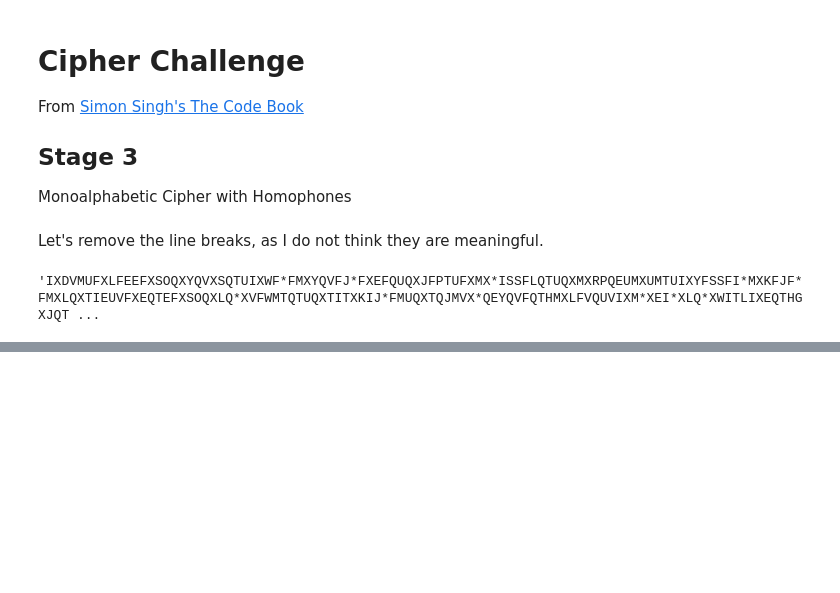
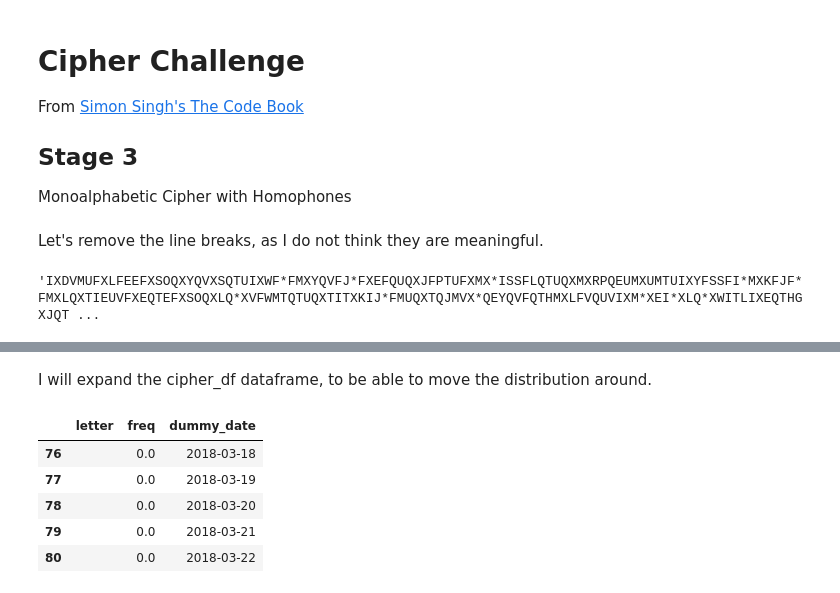
Before and after one commit to FlorianGD/cipher-challenge, a Jupyter notebook: stage-3.ipynb, the cells around one changed output, grey strips where cells are left out. Cells and saved outputs as stored; diff of their text form; code cells hidden in the pictures; blank space fills up the shorter version.

```diff
--- a/stage-3.ipynb
+++ b/stage-3.ipynb
@@ -36,0 +67,14 @@ cipher_text
+# %%
+def create_freq_df(text, name="freq", how="left"):
+    """Returns a dataframe with relative frequency of letters in the text"""
+    # Compute freqs from text
+    cipher_freq = sorted(Counter(text).items())
+
+    # Get a dataframe with the whole alphabet
+    all_letters = pd.DataFrame({'letter': list("ABCDEFGHIJKLMNOPQRSTUVWXYZ")})
+    freqs = pd.DataFrame.from_records(cipher_freq, columns=["letter", name])
+    complete_freqs = all_letters.merge(freqs, how=how).fillna(0)
+
+    # Normalize the frequencies
+    complete_freqs[name] = complete_freqs[name] / complete_freqs[name].sum()
+    return complete_freqs
@@ -36,0 +83,2 @@ cipher_text
+# %%
+cipher_df = create_freq_df(cipher_text, "freq", "outer")
@@ -36,0 +133,23 @@ cipher_text
+# %% [markdown]
+I will expand the cipher_df dataframe, to be able to move the distribution around.
+# %%
+def expand_df(df):
+    length = df.shape[0]
+    void = pd.DataFrame({"letter":[""]*length,
+                         "freq":[0]*length
+                        })
+    triple = pd.concat([void, df, void], ignore_index=True)
+
+    triple["dummy_date"] = pd.date_range(start="2018-01-01", periods=3*length, freq="D")
+    return triple
+# %%
+cipher_df_expanded = expand_df(cipher_df)
+# %%
+cipher_df_expanded.tail()
+# %% [output]
+|  | letter | freq | dummy_date |
+| 76 |  | 0.0 | 2018-03-18 |
+| 77 |  | 0.0 | 2018-03-19 |
+| 78 |  | 0.0 | 2018-03-20 |
+| 79 |  | 0.0 | 2018-03-21 |
+| 80 |  | 0.0 | 2018-03-22 |
```
Also changed, not shown: parts of 17 cells of this notebook.
